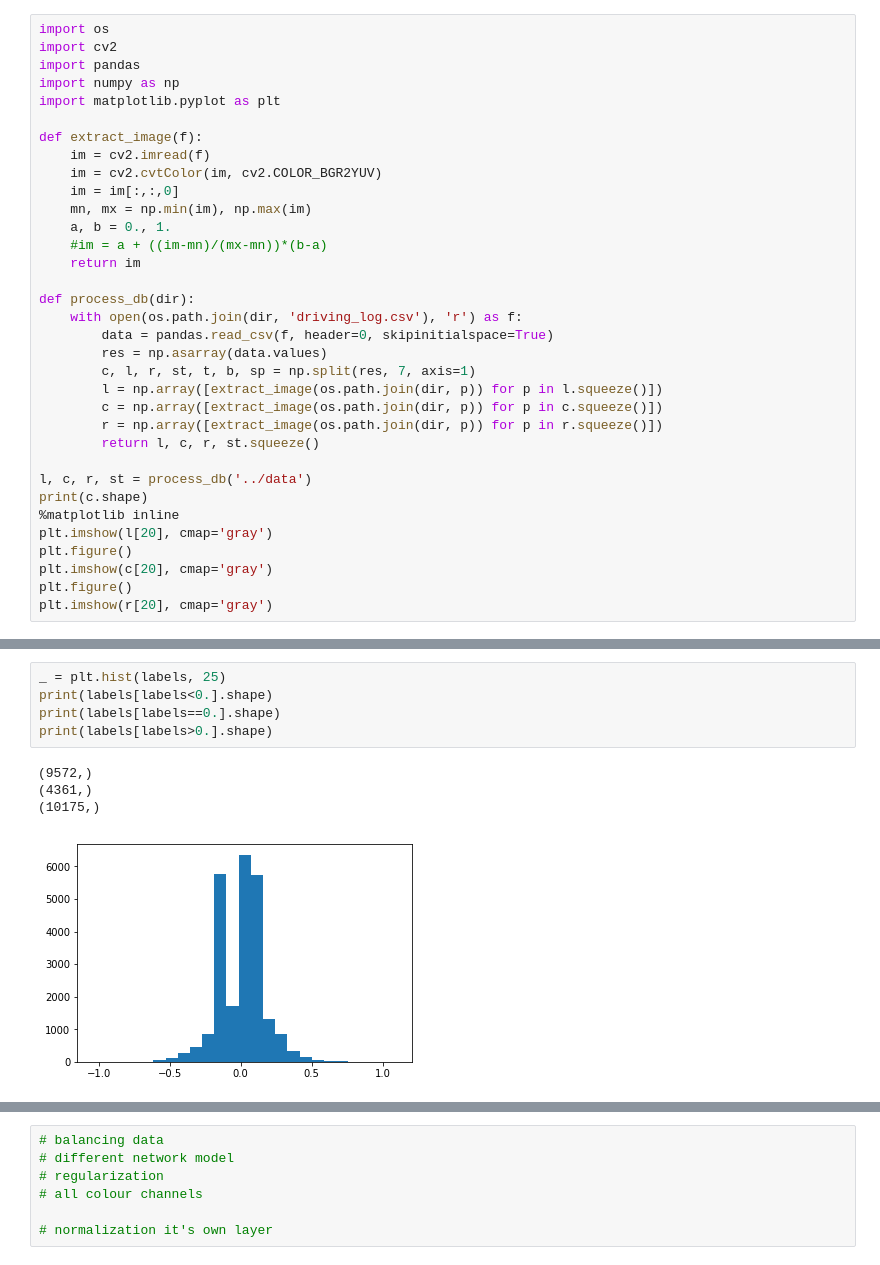
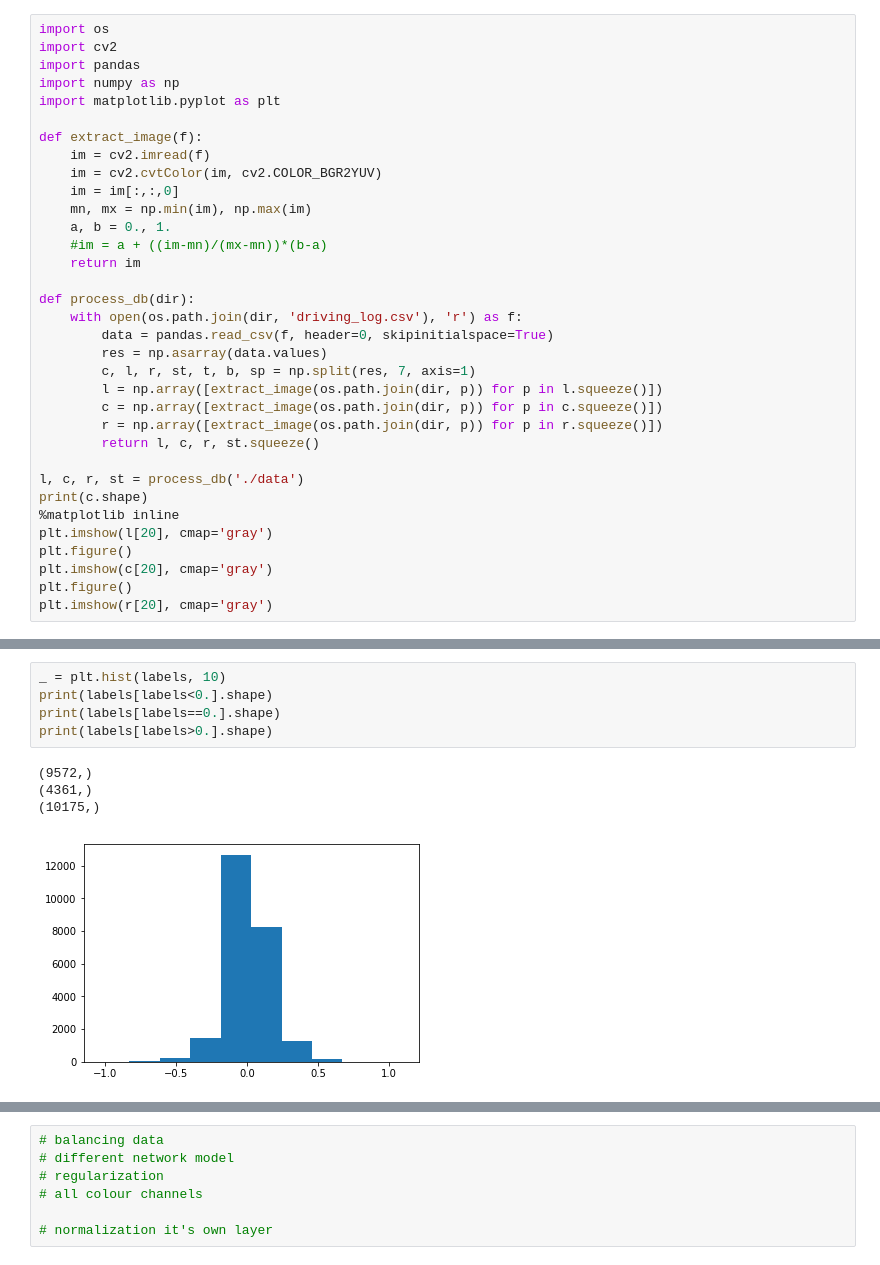
Before and after one commit to subhash/CarND-Behavioral-Cloning, a Jupyter notebook: behavioral-cloning.ipynb, the cells around one changed output, grey strips where cells are left out. Cells and saved outputs as stored; diff of their text form.

```diff
--- a/behavioral-cloning.ipynb
+++ b/behavioral-cloning.ipynb
@@ -24,7 +24,7 @@ def process_db(dir):
         r = np.array([extract_image(os.path.join(dir, p)) for p in r.squeeze()])
         return l, c, r, st.squeeze()
 
-l, c, r, st = process_db('../data')
+l, c, r, st = process_db('./data')
 print(c.shape)
 %matplotlib inline
 plt.imshow(l[20], cmap='gray')
@@ -95,15 +76,15 @@ print(X_train.shape, y_train.shape)
 (24108, 160, 320) (24108,)
 (24108, 160, 320, 1) (24108,)
 # %%
-_ = plt.hist(labels, 25)
+_ = plt.hist(labels, 10)
 print(labels[labels<0.].shape)
 print(labels[labels==0.].shape)
 print(labels[labels>0.].shape)
 # %% [output]
 (9572,)
 (4361,)
 (10175,)
-[figure, old version]
+[figure, new version]
 # %%
 from keras.models import Sequential
 from keras.layers.core import Dense, Activation, Flatten, Dropout
```
Also changed, not shown: parts of 4 cells of this notebook.
